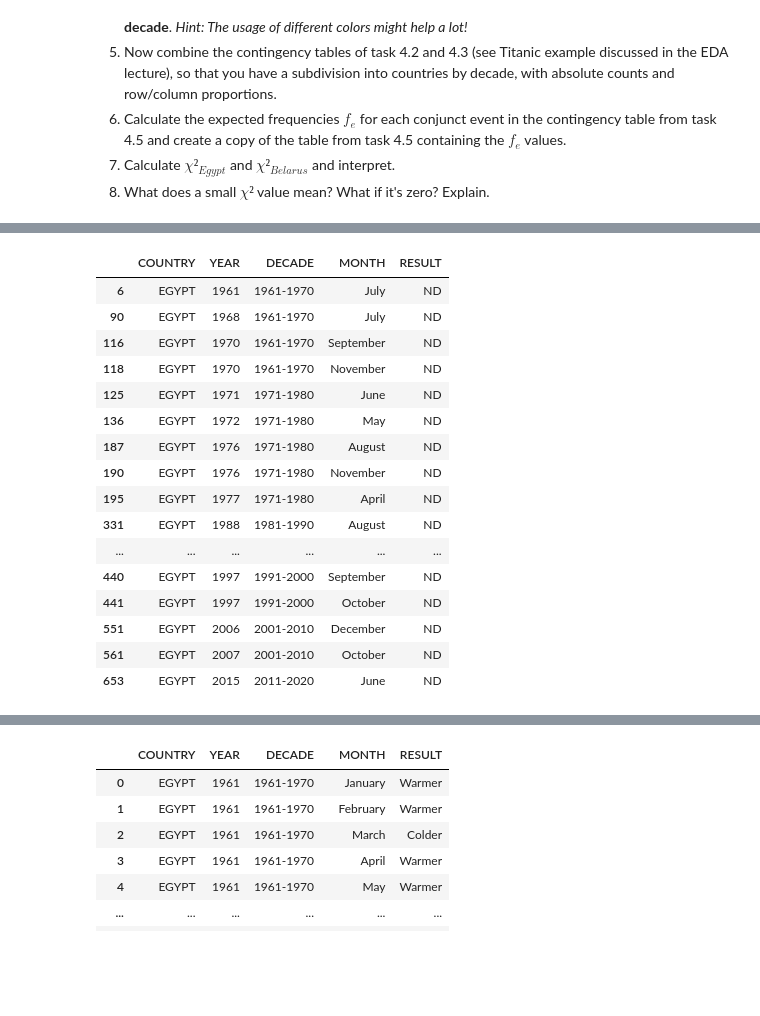
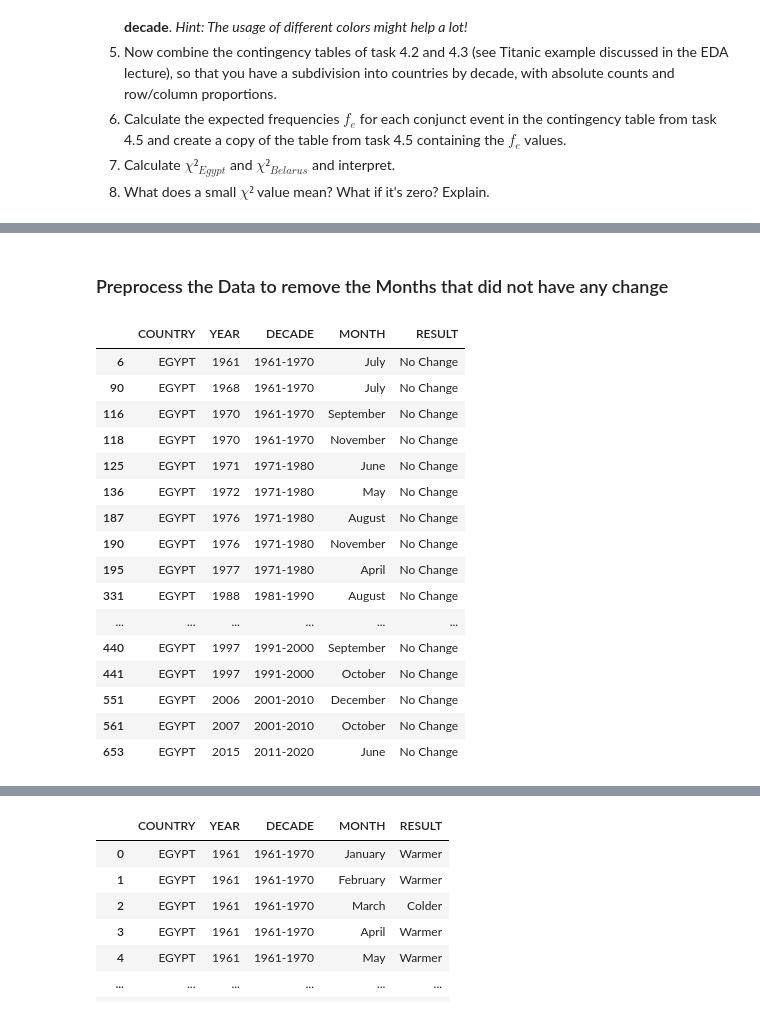
Before and after one commit to aronzek/UHH_research_methods, a Jupyter notebook: RM_A02_Group_E.ipynb, the cells around one changed output, grey strips where cells are left out. Saved outputs shown, nothing was run; the diff lists cells and outputs as text; code cells hidden in the pictures; blank space fills up the shorter version.

```diff
--- a/RM_A02_Group_E.ipynb
+++ b/RM_A02_Group_E.ipynb
@@ -285,7 +299,7 @@ for i in range(60,120):
         elif(df_egypt.loc[i,j] < df_egypt.loc[i-50,j]):
             result.append("Colder")
         elif((df_egypt.loc[i,j] == df_egypt.loc[i-50,j])):
-            result.append("ND")
+            result.append("No Change")
 data = {"COUNTRY":country,"YEAR":year,"DECADE":decades, "MONTH":months,"RESULT":result}
 df_egypt_warmer = pd.DataFrame(data)
 df_41_egypt = df_egypt_warmer
@@ -292,22 +364,24 @@ df_41_egypt = df_egypt_warmer
+# %% [markdown]
+### Preprocess the Data to remove the Months that did not have any change
 # %%
-df_egypt_warmer.query("RESULT=='ND'")
+df_egypt_warmer.query("RESULT=='No Change'")
 # %% [output]
 |  | COUNTRY | YEAR | DECADE | MONTH | RESULT |
-| 6 | EGYPT | 1961 | 1961-1970 | July | ND |
-| 90 | EGYPT | 1968 | 1961-1970 | July | ND |
-| 116 | EGYPT | 1970 | 1961-1970 | September | ND |
-| 118 | EGYPT | 1970 | 1961-1970 | November | ND |
-| 125 | EGYPT | 1971 | 1971-1980 | June | ND |
-| 136 | EGYPT | 1972 | 1971-1980 | May | ND |
-| 187 | EGYPT | 1976 | 1971-1980 | August | ND |
-| 190 | EGYPT | 1976 | 1971-1980 | November | ND |
-| 195 | EGYPT | 1977 | 1971-1980 | April | ND |
-| 331 | EGYPT | 1988 | 1981-1990 | August | ND |
+| 6 | EGYPT | 1961 | 1961-1970 | July | No Change |
+| 90 | EGYPT | 1968 | 1961-1970 | July | No Change |
+| 116 | EGYPT | 1970 | 1961-1970 | September | No Change |
+| 118 | EGYPT | 1970 | 1961-1970 | November | No Change |
+| 125 | EGYPT | 1971 | 1971-1980 | June | No Change |
+| 136 | EGYPT | 1972 | 1971-1980 | May | No Change |
+| 187 | EGYPT | 1976 | 1971-1980 | August | No Change |
+| 190 | EGYPT | 1976 | 1971-1980 | November | No Change |
+| 195 | EGYPT | 1977 | 1971-1980 | April | No Change |
+| 331 | EGYPT | 1988 | 1981-1990 | August | No Change |
 | ... | ... | ... | ... | ... | ... |
-| 440 | EGYPT | 1997 | 1991-2000 | September | ND |
-| 441 | EGYPT | 1997 | 1991-2000 | October | ND |
-| 551 | EGYPT | 2006 | 2001-2010 | December | ND |
-| 561 | EGYPT | 2007 | 2001-2010 | October | ND |
-| 653 | EGYPT | 2015 | 2011-2020 | June | ND |
+| 440 | EGYPT | 1997 | 1991-2000 | September | No Change |
+| 441 | EGYPT | 1997 | 1991-2000 | October | No Change |
+| 551 | EGYPT | 2006 | 2001-2010 | December | No Change |
+| 561 | EGYPT | 2007 | 2001-2010 | October | No Change |
+| 653 | EGYPT | 2015 | 2011-2020 | June | No Change |
 # %%
 df_egypt_warmer.drop([6,90,116,118,125,136,187,190,195,331,354,368,420,439,440,441,551,561,653],inplace=True)
```
Also changed, not shown: parts of 32 cells of this notebook.
